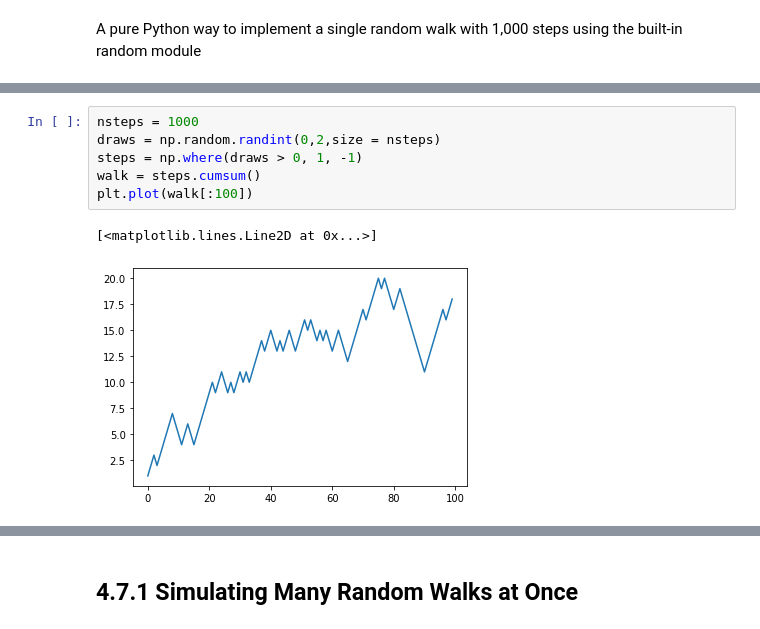
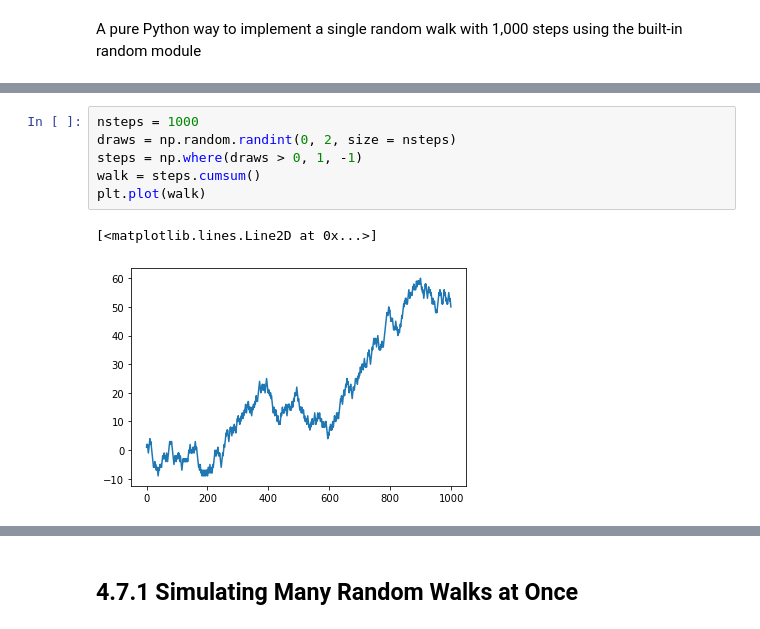
Before and after one commit to BoyuanLi-Steven/Python-For-Data-Analysis-2nd, a Jupyter notebook: Chapter 4. NumPy Basics Arrays and Vectorized Computation.ipynb, the cells around one changed output, grey strips where cells are left out. Saved outputs shown, nothing was run; the diff lists cells and outputs as text.

```diff
--- a/Chapter 4. NumPy Basics Arrays and Vectorized Computation.ipynb
+++ b/Chapter 4. NumPy Basics Arrays and Vectorized Computation.ipynb
@@ -1276,12 +1469,12 @@ plt.plot(walk[:100])
 # %%
 nsteps = 1000
-draws = np.random.randint(0,2,size = nsteps)
+draws = np.random.randint(0, 2, size = nsteps)
 steps = np.where(draws > 0, 1, -1)
 walk = steps.cumsum()
-plt.plot(walk[:100])
+plt.plot(walk)
 # %% [output]
 [<matplotlib.lines.Line2D at 0x...>]
-[figure, old version]
+[figure, new version]
 # %%
 walk.min()
 # %% [output]
```
Also changed, not shown: parts of 176 cells of this notebook.
